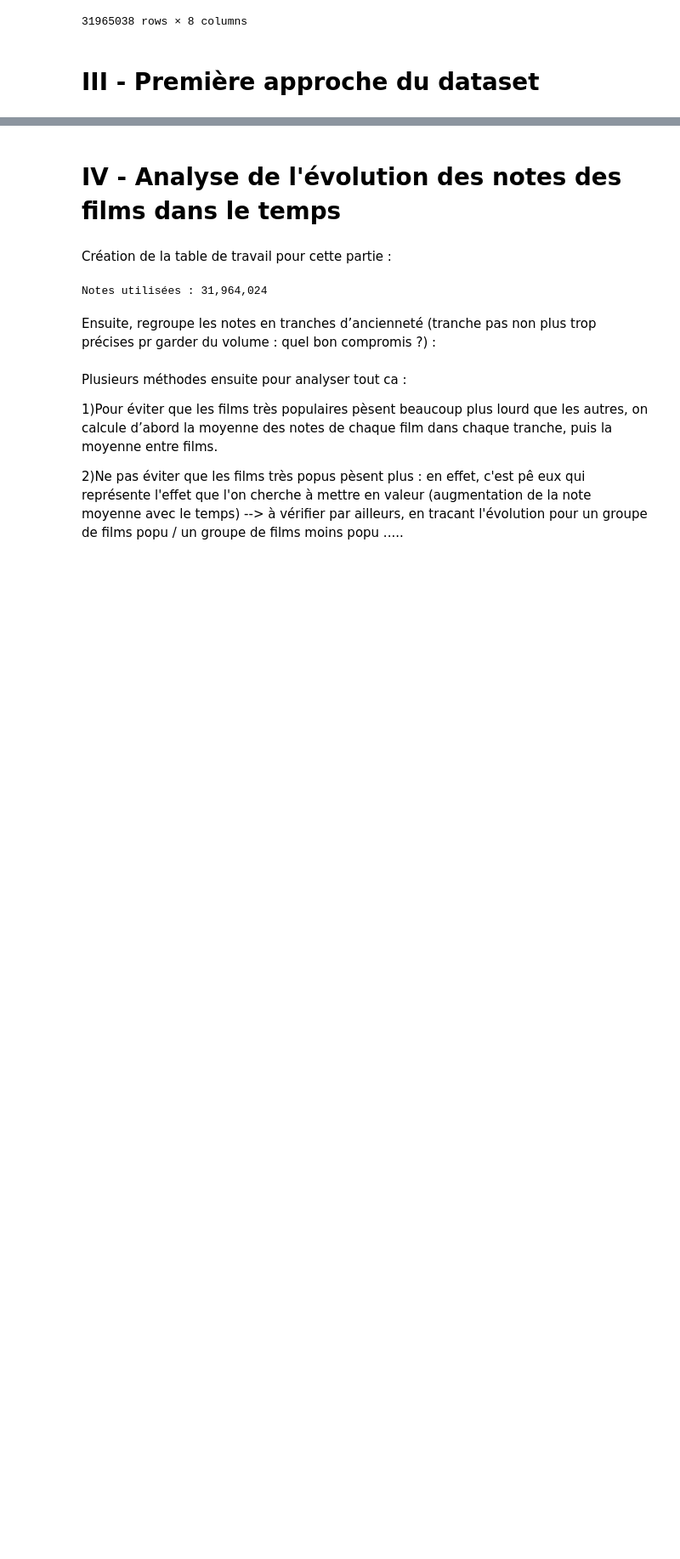
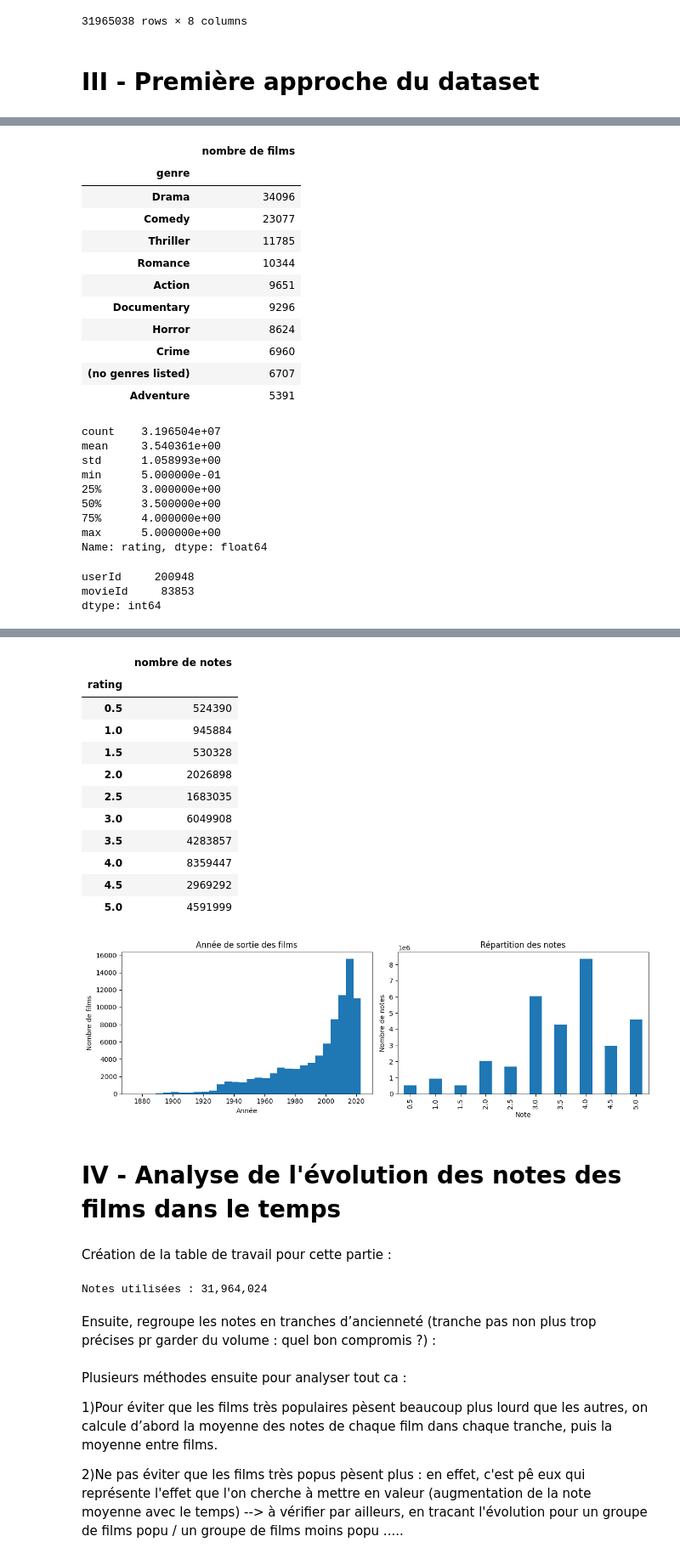
Before and after one commit to gcourtadon/ensae_pythondatascience_films, a Jupyter notebook: extraire_movielens.ipynb, the cells around one changed output, grey strips where cells are left out. Shown at 85% size. Saved outputs shown, nothing was run; the diff lists cells and outputs as text; code cells hidden in the pictures; blank space fills up the shorter version.

```diff
--- a/extraire_movielens.ipynb
+++ b/extraire_movielens.ipynb
@@ -208,0 +209,42 @@ statistiques descriptives : quand sont sortis les films (histogramme) => peut-ê
+# %%
+import matplotlib.pyplot as plt
+
+# Années de sortie des films
+display(movies_with_date["year"].describe())
+
+# Nombre de films par genre
+films_par_genre = (
+    movies_with_date
+    .assign(genre=movies_with_date["genres"].str.split("|"))
+    .explode("genre")
+    .groupby("genre")["movieId"]
+    .nunique()
+    .sort_values(ascending=False)
+)
+display(films_par_genre.head(10).to_frame("nombre de films"))
+
+# Notes, utilisateurs, films notés et période couverte
+display(ratings_movies["rating"].describe())
+display(ratings_movies[["userId", "movieId"]].nunique())
+display(ratings_movies["date"].agg(["min", "max"]))
+
+# Nombre de notes pour chaque valeur
+repartition_notes = ratings_movies["rating"].value_counts().sort_index()
+display(repartition_notes.to_frame("nombre de notes"))
+
+# Graphiques des distributions
+fig, axes = plt.subplots(1, 2, figsize=(12, 4))
+
+movies_with_date["year"].plot(kind="hist", bins=30, ax=axes[0])
+axes[0].set_title("Année de sortie des films")
+axes[0].set_xlabel("Année")
+axes[0].set_ylabel("Nombre de films")
+
+repartition_notes.plot(kind="bar", ax=axes[1])
+axes[1].set_title("Répartition des notes")
+axes[1].set_xlabel("Note")
+axes[1].set_ylabel("Nombre de notes")
+
+plt.tight_layout()
+plt.show()
+# %% [output]
@@ -208,0 +260,24 @@ statistiques descriptives : quand sont sortis les films (histogramme) => peut-ê
+|  | nombre de films |
+| genre |  |
+| Drama | 34096 |
+| Comedy | 23077 |
+| Thriller | 11785 |
+| Romance | 10344 |
+| Action | 9651 |
+| Documentary | 9296 |
+| Horror | 8624 |
+| Crime | 6960 |
+| (no genres listed) | 6707 |
+| Adventure | 5391 |
+count    3.196504e+07
+mean     3.540361e+00
+std      1.058993e+00
+min      5.000000e-01
+25%      3.000000e+00
+50%      3.500000e+00
+75%      4.000000e+00
+max      5.000000e+00
+Name: rating, dtype: float64
+userId     200948
+movieId     83853
+dtype: int64
@@ -209,3 +287,16 @@ statistiques descriptives : quand sont sortis les films (histogramme) => peut-ê
+|  | nombre de notes |
+| rating |  |
+| 0.5 | 524390 |
+| 1.0 | 945884 |
+| 1.5 | 530328 |
+| 2.0 | 2026898 |
+| 2.5 | 1683035 |
+| 3.0 | 6049908 |
+| 3.5 | 4283857 |
+| 4.0 | 8359447 |
+| 4.5 | 2969292 |
+| 5.0 | 4591999 |
+[figure, added]
 # %% [markdown]
 # IV - Analyse de l'évolution des notes des films dans le temps
 # %% [markdown]
```
Also changed, not shown: parts of 3 cells of this notebook.
